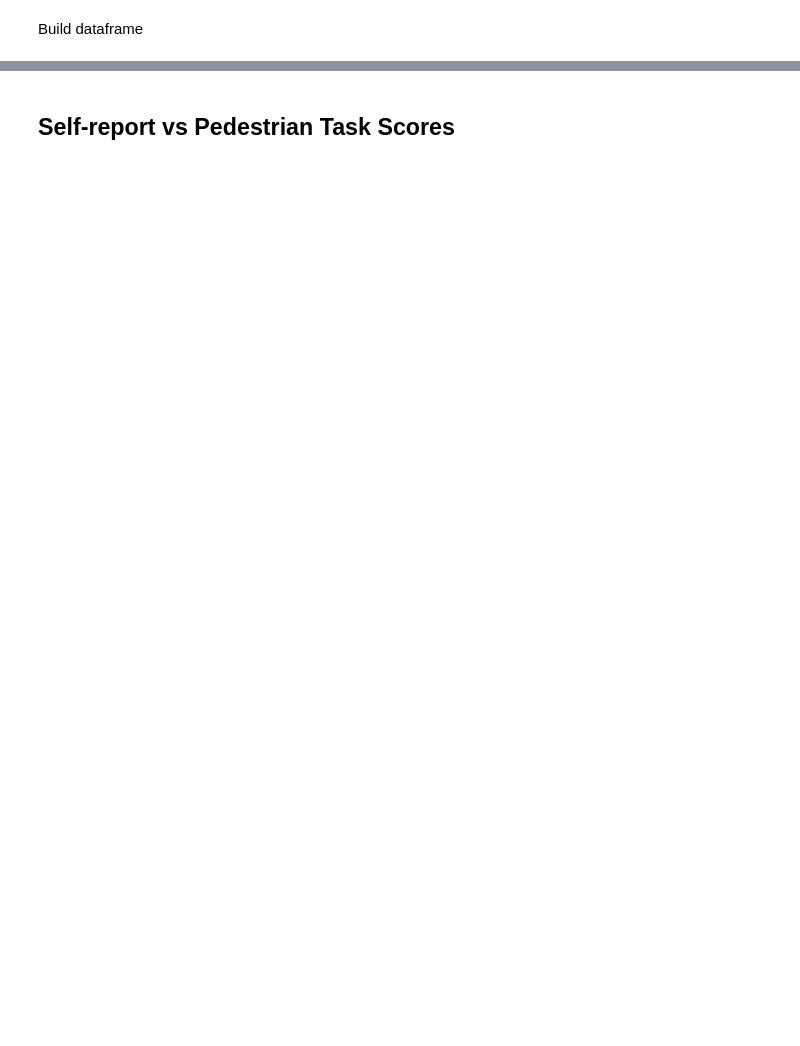
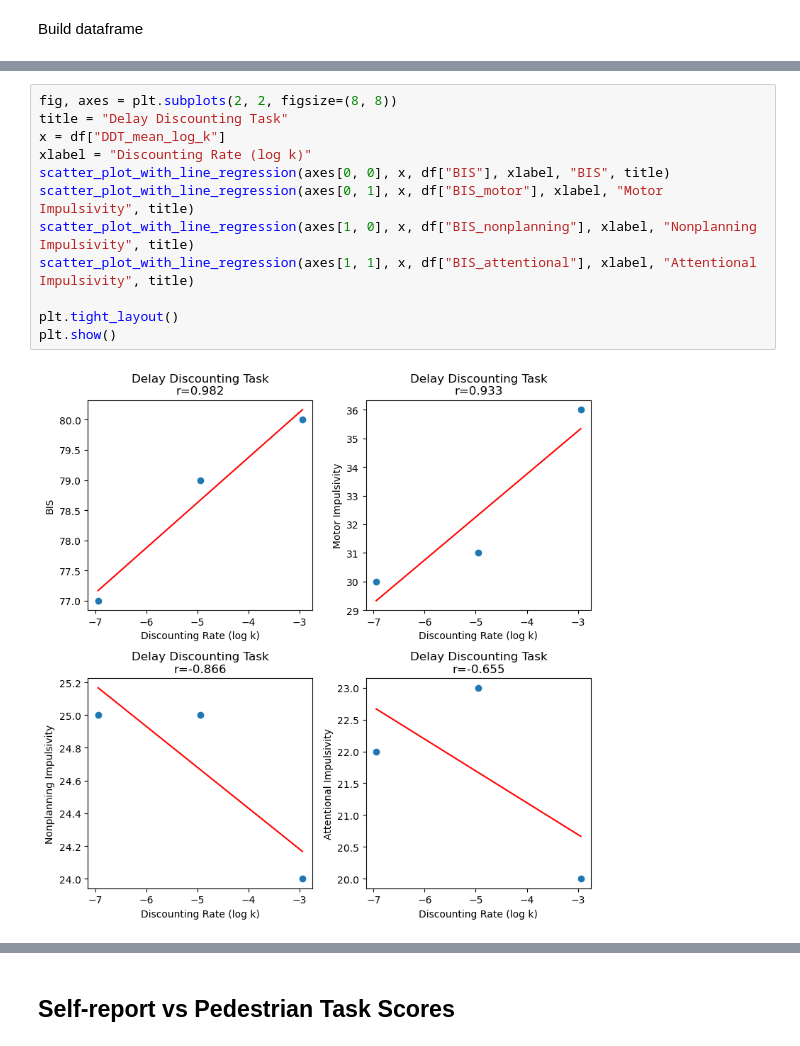
Before and after one commit to bugoverdose/PedestrianEnv, a Jupyter notebook: analysis/correlations.ipynb, the cells around one changed output, grey strips where cells are left out. Cells and saved outputs as stored; diff of their text form; blank space fills up the shorter version.

```diff
--- a/analysis/correlations.ipynb
+++ b/analysis/correlations.ipynb
@@ -50,0 +72,14 @@ reversing CES-D_4: [4, 3, 2] => [1, 2, 3]
+# %%
+fig, axes = plt.subplots(2, 2, figsize=(8, 8))
+title = "Delay Discounting Task"
+x = df["DDT_mean_log_k"]
+xlabel = "Discounting Rate (log k)"
+scatter_plot_with_line_regression(axes[0, 0], x, df["BIS"], xlabel, "BIS", title)
+scatter_plot_with_line_regression(axes[0, 1], x, df["BIS_motor"], xlabel, "Motor Impulsivity", title)
+scatter_plot_with_line_regression(axes[1, 0], x, df["BIS_nonplanning"], xlabel, "Nonplanning Impulsivity", title)
+scatter_plot_with_line_regression(axes[1, 1], x, df["BIS_attentional"], xlabel, "Attentional Impulsivity", title)
+
+plt.tight_layout()
+plt.show()
+# %% [output]
+[figure, added]
```
Also changed, not shown: parts of 11 cells of this notebook, 5 other files.
